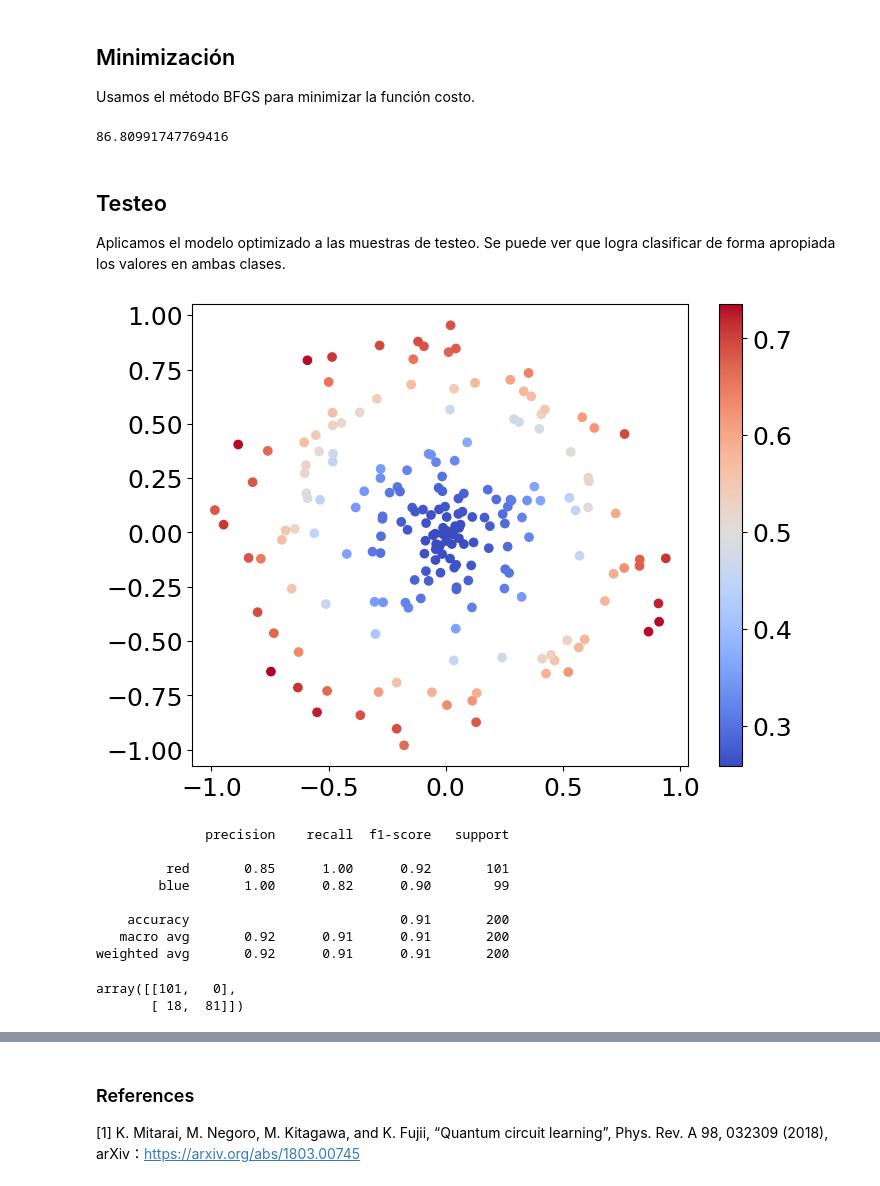
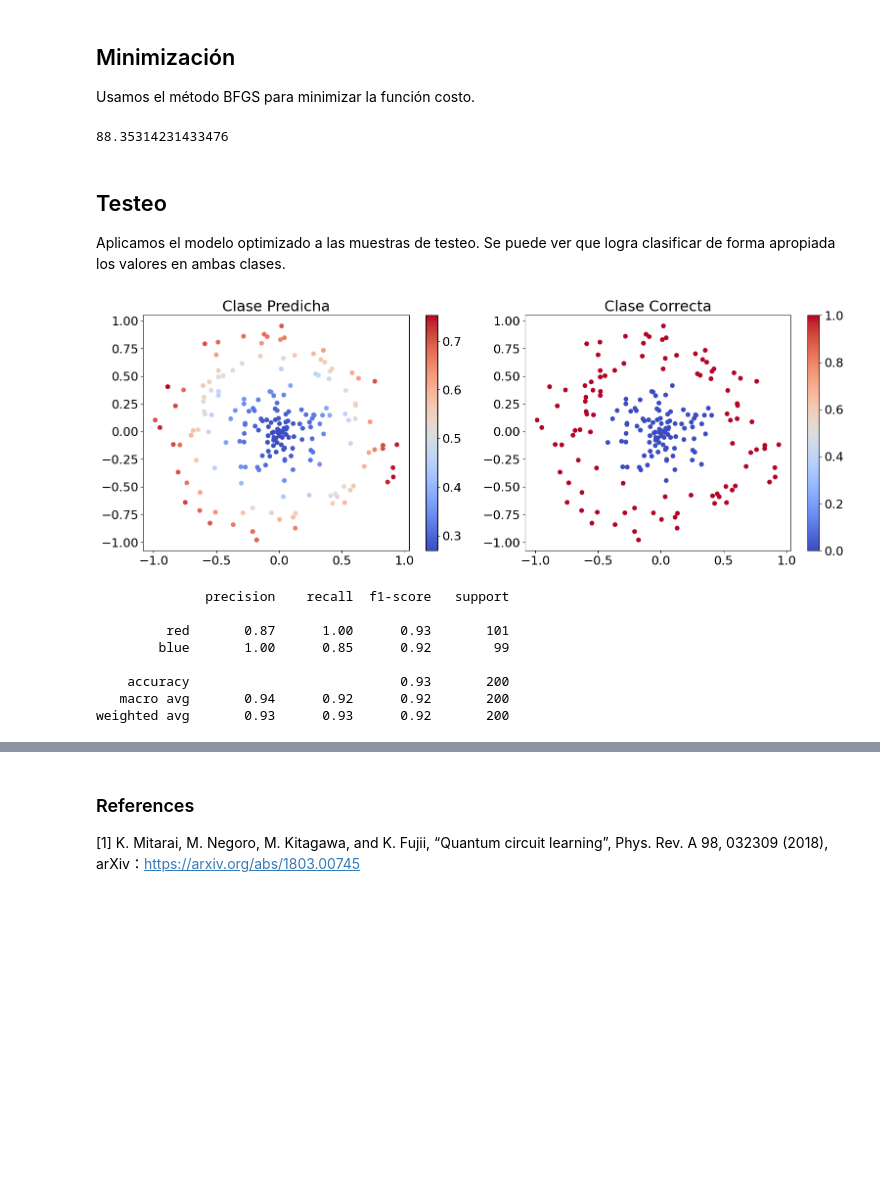
Before and after one commit to sofips/qcl, a Jupyter notebook: qcl_classification_es.ipynb, the cells around one changed output, grey strips where cells are left out. Saved outputs shown, nothing was run; the diff lists cells and outputs as text; code cells hidden in the pictures; blank space fills up the shorter version.

```diff
--- a/qcl_classification_es.ipynb
+++ b/qcl_classification_es.ipynb
@@ -54,7 +63,7 @@ theta_train = 2.0 * np.pi * np.random.rand(num_training_samples) # random angle
 x_0_class0 = r_train * np.cos(theta_train)
 x_1_class0= r_train * np.sin(theta_train)
 # these samples will be labeled as class 0, which corresponds to the teaching value [0,1]
-f_train0 = [np.asarray([0,1]) for i in range(num_training_samples)] # corresponding labels
+f_train0 = [np.asarray([1,0]) for i in range(num_training_samples)] # corresponding labels
 
 # 100 samples in class 1
 r_min = 0.55; r_max = 1.0
@@ -65,7 +74,7 @@ theta_train = 2.0 * np.pi * np.random.rand(num_training_samples)
 x_0_class1 = r_train * np.cos(theta_train)
 x_1_class1= r_train * np.sin(theta_train)
 # these samples will be labeled as class 1, which corresponds to the teaching value [1,0]
-f_train1 = [np.asarray([1,0]) for i in range(num_training_samples)]
+f_train1 = [np.asarray([0,1]) for i in range(num_training_samples)]
 
 # we concatenate the two sets of samples
 x_train = np.concatenate([x_0_class0, x_0_class1])
@@ -75,6 +84,6 @@ samples = [np.asarray([x_train[i], y_train[i]]) for i in range(len(x_train))]
 
 train_samples, test_samples, f_train, f_test = train_test_split(samples, labels, test_size=0.5, random_state=0)
 
-train_labels = [f[0] for f in f_train]
-test_labels = [f[0] for f in f_test]
+train_labels = [f[1] for f in f_train]
+test_labels = [f[1] for f in f_test]
 # %%
@@ -309,7 +316,7 @@ from scipy.optimize import minimize
 result = minimize(cost_func, theta_init, method='BFGS')
 result.fun
 # %% [output]
-86.80991747769416
+88.35314231433476
 # %% [markdown]
 ## Testeo
 
@@ -318,40 +325,45 @@ Aplicamos el modelo optimizado a las muestras de testeo. Se puede ver que logra
 test_samples_x = [sample[0] for sample in test_samples]
 test_samples_y = [sample[1] for sample in test_samples]
 # %%
-fig,axs = plt.subplots(1,figsize=(8,6))
-test_samples = [np.asarray([test_samples_x[i],test_samples_y[i]]) for i in range(len(test_samples_x))]
-# Initial prediction
+fig, axs = plt.subplots(1, 2, figsize=(16, 6))
+test_samples = [np.asarray([test_samples_x[i], test_samples_y[i]]) for i in range(len(test_samples_x))]
+
 final_prediction = [qcl_pred(z, U_out) for z in test_samples]
-color_final_pred = [p[0] for p in final_prediction]
+color_final_pred = [p[1] for p in final_prediction]
 
-plt.scatter(test_samples_x, test_samples_y, c=color_final_pred, cmap='coolwarm')
-plt.colorbar()  # to show color scale
-plt.show()
+# Prediccion
+scatter1 = axs[0].scatter(test_samples_x, test_samples_y, c=color_final_pred, cmap='coolwarm')
+cbar1 = fig.colorbar(scatter1, ax=axs[0])
+axs[0].set_title('Clase Predicha')
+# Correctas
+scatter2 = axs[1].scatter(test_samples_x, test_samples_y, c=test_labels, cmap='coolwarm')
+cbar2 = fig.colorbar(scatter2, ax=axs[1])
+axs[1].set_title('Clase Correcta')
+
+plt.tight_layout(); plt.show()
 # %% [output]
-[figure, old version]
+[figure, new version]
 # %%
-from sklearn.metrics import classification_report, confusion_matrix
+from sklearn.metrics import accuracy_score, confusion_matrix, classification_report, roc_auc_score, f1_score
 
-pred_class = [1*(p>0.5) for p in final_prediction]
-pred_class = [p[0] for p in pred_class]
-correct_class = [f[0] for f in f_test]
+pred_class_qcl = [1*(p[0] < p[1]) for p in final_prediction]
+pred_labels_qcl = [f[0] for f in f_test]
 
-print(classification_report(correct_class, pred_class, target_names=['red','blue']))
+print(classification_report(test_labels, pred_class_qcl, target_names=['red','blue']))
 # %% [output]
               precision    recall  f1-score   support
 
-         red       0.85      1.00      0.92       101
-        blue       1.00      0.82      0.90        99
+         red       0.87      1.00      0.93       101
+        blue       1.00      0.85      0.92        99
 
-    accuracy                           0.91       200
-   macro avg       0.92      0.91      0.91       200
-weighted avg       0.92      0.91      0.91       200
+    accuracy                           0.93       200
+   macro avg       0.94      0.92      0.92       200
+weighted avg       0.93      0.93      0.92       200
 # %%
 import matplotlib.pyplot as plt
 import seaborn as sns
 
-confusion_matrix(correct_class,pred_class)
+conf_matrix_qcl = confusion_matrix(test_labels,pred_class_qcl)
+accuracy_qcl = accuracy_score(test_labels, pred_class_qcl)
+roc_auc_qcl = roc_auc_score(test_labels,pred_class_qcl)
-# %% [output]
-array([[101,   0],
-       [ 18,  81]])
 # %%
```
Also changed, not shown: parts of 27 cells of this notebook.
